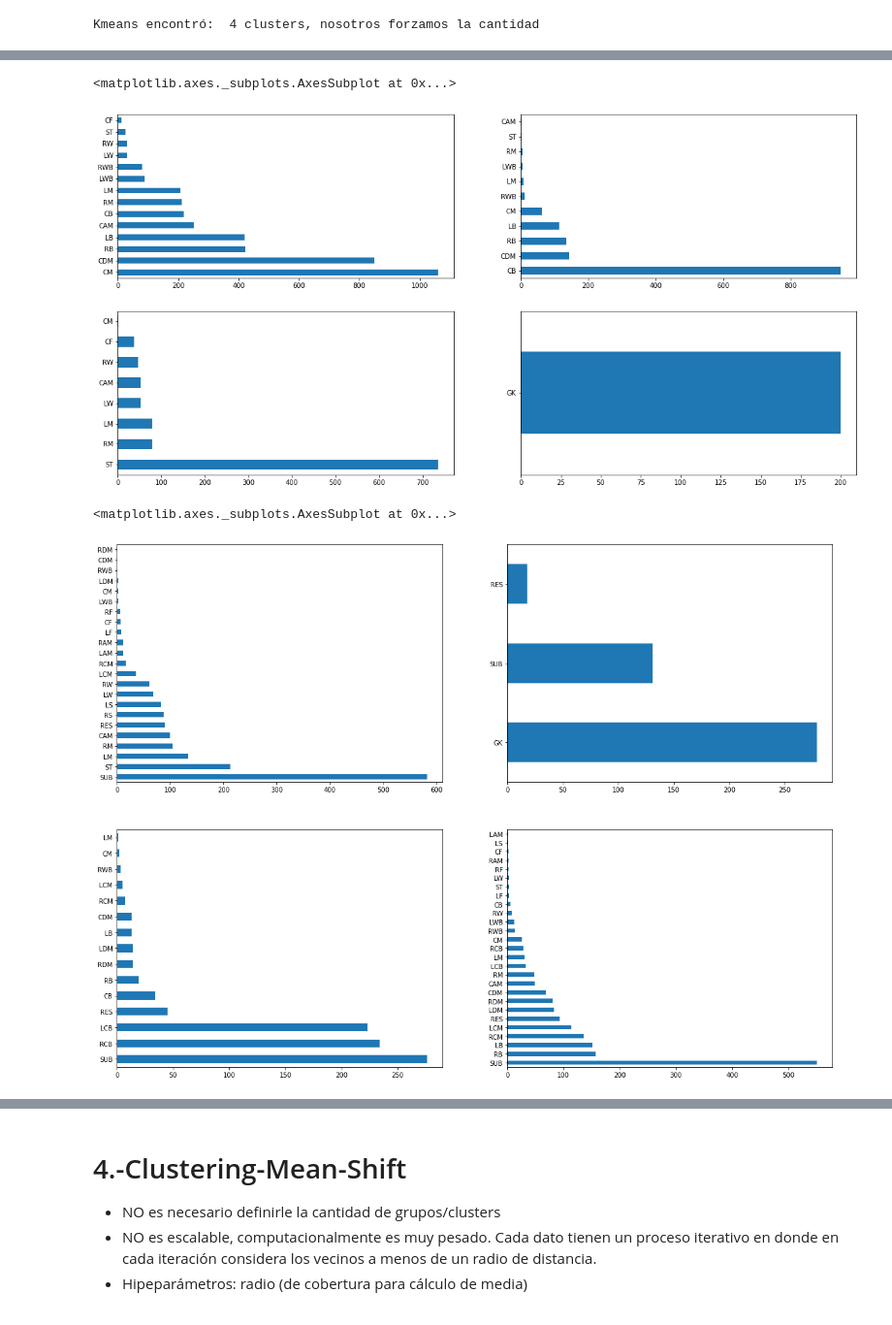
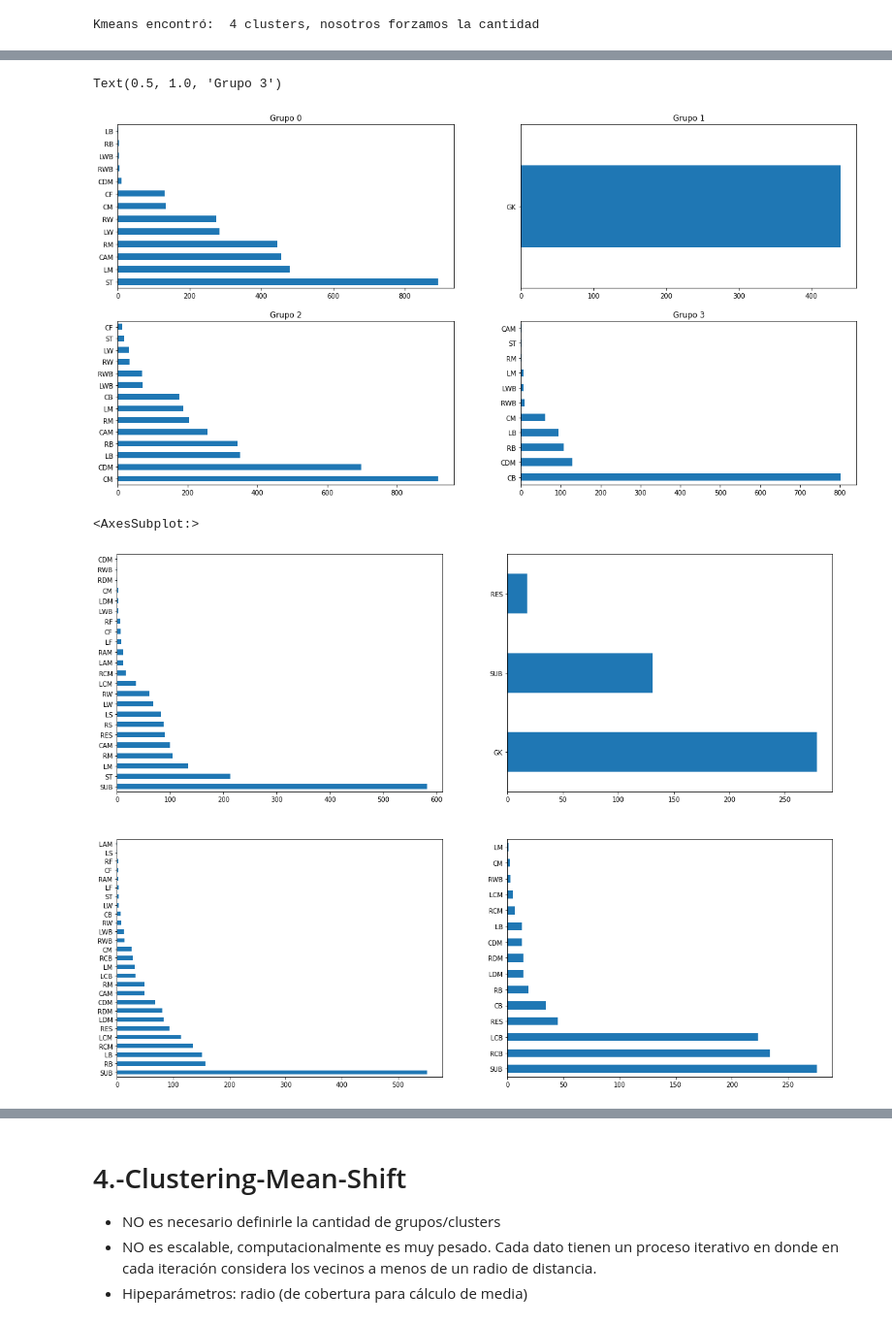
Before and after one commit to FrancoMSuarez/diplomatura-data_science-IA, a Jupyter notebook: Trabajo_Practico_5_Apr_No_Superv/ntb_clustering_2_fifa2020-Ivan.ipynb, the cells around one changed output, grey strips where cells are left out. Shown at 97% size. Drawn from its saved outputs; the diff is of its cells as text; code cells hidden in the pictures.

Commit message:
ntb_clustering_2_fifa202

```diff
--- a/Trabajo_Practico_5_Apr_No_Superv/ntb_clustering_2_fifa2020-Ivan.ipynb
+++ b/Trabajo_Practico_5_Apr_No_Superv/ntb_clustering_2_fifa2020-Ivan.ipynb
@@ -152,5 +218,6 @@ print(len(skills_ratings), 'variables numéricas de desempeño según habilidad'
 
 df_skills=df_n[skills_ratings]
 df_skills.isna().sum()
+df_skills = df_skills.fillna(0)
 # %% [output]
 40 variables numéricas de desempeño según habilidad
@@ -200,16 +231,17 @@ df_skills =df_n[skills_ratings]
 
 ES necesario definirle la cantidad de grupos/clusters (n_clusters), es un hiperparámetro del algoritmo.
 # %%
-from sklearn.cluster import KMeans,MeanShift, estimate_bandwidth
-from sklearn import decomposition
+# Número de clusters buscado
+n_cluster_kmean = 4
 
-# Número de clusters buscado
-n_clust = 4
-
-km = KMeans(n_clusters=n_clust)
+km = KMeans(n_clusters=n_cluster_kmean, random_state=10)
 km.fit(df_skills)
 
 # Recuperacion de etiquetas
 clusters = km.labels_
 print('Suma de los cuadrados de las distancias al cluster / Inertia: ', km.inertia_)
+
+clusterer = KMeans(n_clusters=n_cluster_kmean, random_state=10)
+cluster_labels = clusterer.fit_predict(df_skills)
+clusters
 # %% [output]
@@ -287,8 +304,8 @@ iplot(fig)
 # %% [output]
 [interactive output not drawn]
 # %%
-df_clusters=df_n.copy()
-df_clusters['kmeans'] = km.labels_ #clusters
+df_cluster_kmean=df_n.copy()
+df_cluster_kmean['group_label'] = km.labels_ #clusters
 print('Kmeans encontró: ', max(km.labels_)+1, 'clusters, nosotros forzamos la cantidad')
 # %% [output]
 Kmeans encontró:  4 clusters, nosotros forzamos la cantidad
@@ -353,30 +357,24 @@ df_n.columns.to_list()
 # %%
-def player_positions_series_from_group( df, group_label, col_position = 'player_positions' ):
-    array=[]
-    group = df[df.group_label == group_label]
-    for x in group[col_position]:
-        array.extend(x.split(', '))
-    return pd.Series(array)
-
 fig, axs = plt.subplots(2, 2, figsize=(40, 30), sharey=False)
-player_positions_series_from_group(df_n, 0).value_counts().plot(kind='barh', figsize=(20,10), ax=axs[0][0] )
-player_positions_series_from_group(df_n, 1).value_counts().plot(kind='barh', figsize=(20,10), ax=axs[0][1] )
-player_positions_series_from_group(df_n, 2).value_counts().plot(kind='barh', figsize=(20,10), ax=axs[1][0] )
-player_positions_series_from_group(df_n, 3).value_counts().plot(kind='barh', figsize=(20,10), ax=axs[1][1] )
+player_positions_series_from_group(df_cluster_kmean, 0).value_counts().plot(kind='barh', figsize=(20,10), ax=axs[0][0] )
+axs[0][0].set_title('Grupo 0')
+player_positions_series_from_group(df_cluster_kmean, 1).value_counts().plot(kind='barh', figsize=(20,10), ax=axs[0][1] )
+axs[0][1].set_title('Grupo 1')
+player_positions_series_from_group(df_cluster_kmean, 2).value_counts().plot(kind='barh', figsize=(20,10), ax=axs[1][0] )
+axs[1][0].set_title('Grupo 2')
+player_positions_series_from_group(df_cluster_kmean, 3).value_counts().plot(kind='barh', figsize=(20,10), ax=axs[1][1] )
+axs[1][1].set_title('Grupo 3')
 # %% [output]
-<matplotlib.axes._subplots.AxesSubplot at 0x...>
+Text(0.5, 1.0, 'Grupo 3')
-[figure, old version]
+[figure, new version]
 # %%
-def get_colum_series_by_group(df, column_name, group_label):
-    return df[df.group_label == group_label][column_name]
-
 column = 'team_position'
 fig, axs = plt.subplots(2, 2, figsize=(20, 15), sharey=False)
 
-get_colum_series_by_group(df_n, column, 0).value_counts().plot(kind='barh',ax=axs[0][0])
-get_colum_series_by_group(df_n, column, 1).value_counts().plot(kind='barh',ax=axs[0][1])
-get_colum_series_by_group(df_n, column, 2).value_counts().plot(kind='barh',ax=axs[1][0])
-get_colum_series_by_group(df_n, column, 3).value_counts().plot(kind='barh',ax=axs[1][1])
+get_colum_series_by_group(df_cluster_kmean, column, 0).value_counts().plot(kind='barh',ax=axs[0][0])
+get_colum_series_by_group(df_cluster_kmean, column, 1).value_counts().plot(kind='barh',ax=axs[0][1])
+get_colum_series_by_group(df_cluster_kmean, column, 2).value_counts().plot(kind='barh',ax=axs[1][0])
+get_colum_series_by_group(df_cluster_kmean, column, 3).value_counts().plot(kind='barh',ax=axs[1][1])
 # %% [output]
-<matplotlib.axes._subplots.AxesSubplot at 0x...>
+<AxesSubplot:>
-[figure, old version]
+[figure, new version]
```
Also changed, not shown: parts of 35 cells of this notebook.
